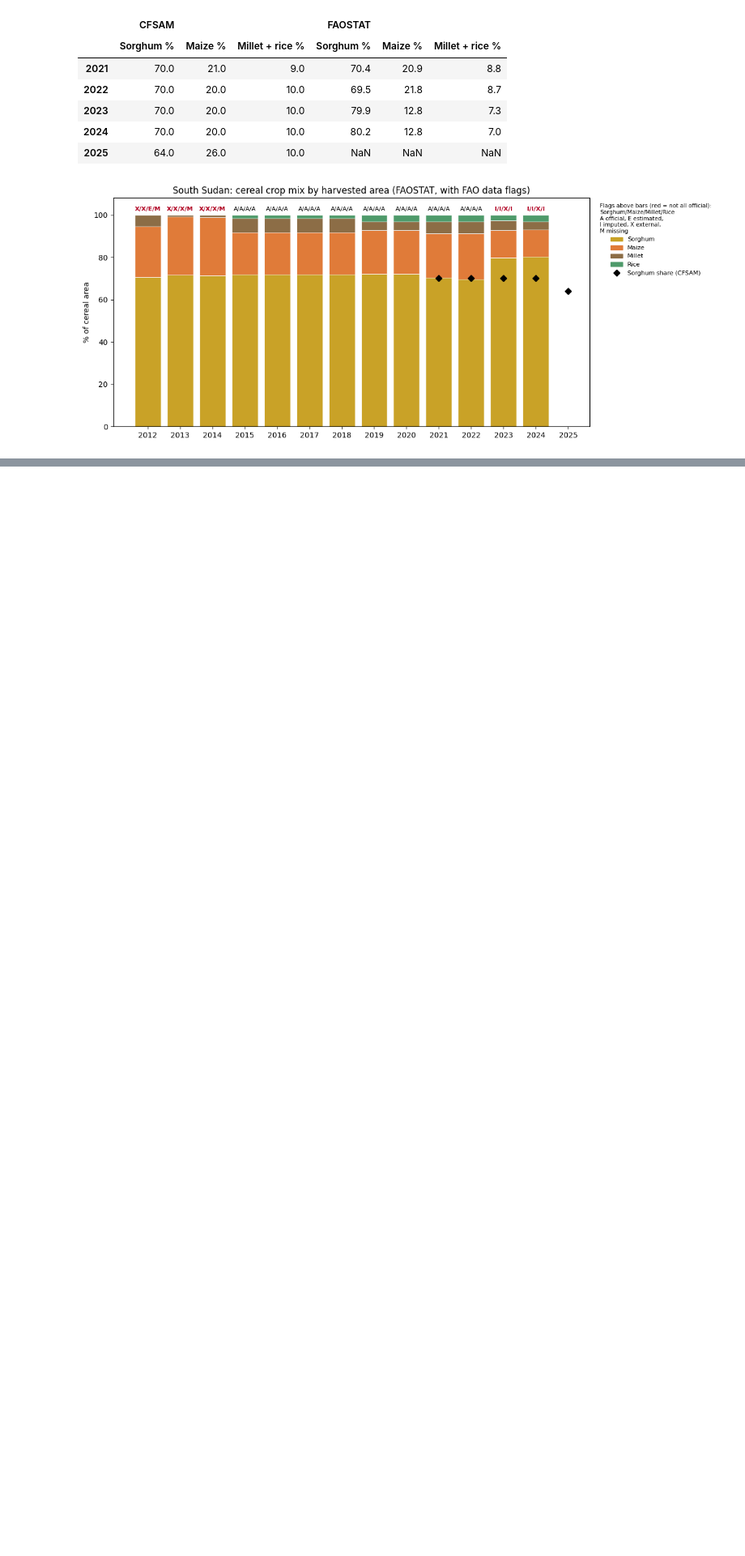
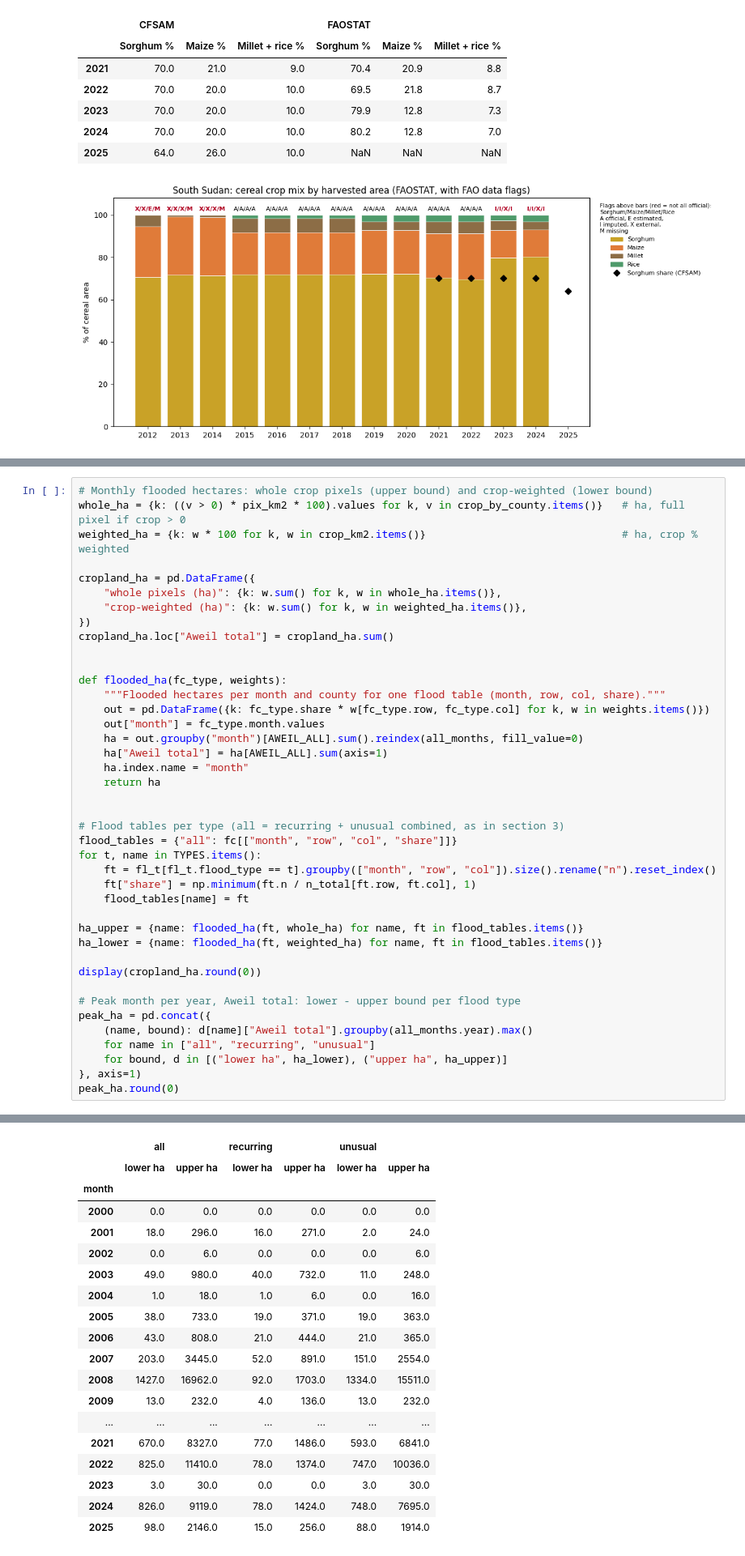
Before and after one commit to TomasTesar/JBG060_ZHL_2026, a Jupyter notebook: Cropland_analysis.ipynb, the cells around one changed output, grey strips where cells are left out. Shown at 81% size. Drawn from its saved outputs; the diff is of its cells as text; blank space fills up the shorter version.

```diff
--- a/Cropland_analysis.ipynb
+++ b/Cropland_analysis.ipynb
@@ -659,0 +668,42 @@ plt.show()
+# %%
+# Monthly flooded hectares: whole crop pixels (upper bound) and crop-weighted (lower bound)
+whole_ha = {k: ((v > 0) * pix_km2 * 100).values for k, v in crop_by_county.items()}   # ha, full pixel if crop > 0
+weighted_ha = {k: w * 100 for k, w in crop_km2.items()}                               # ha, crop % weighted
+
+cropland_ha = pd.DataFrame({
+    "whole pixels (ha)": {k: w.sum() for k, w in whole_ha.items()},
+    "crop-weighted (ha)": {k: w.sum() for k, w in weighted_ha.items()},
+})
+cropland_ha.loc["Aweil total"] = cropland_ha.sum()
+
+
+def flooded_ha(fc_type, weights):
+    """Flooded hectares per month and county for one flood table (month, row, col, share)."""
+    out = pd.DataFrame({k: fc_type.share * w[fc_type.row, fc_type.col] for k, w in weights.items()})
+    out["month"] = fc_type.month.values
+    ha = out.groupby("month")[AWEIL_ALL].sum().reindex(all_months, fill_value=0)
+    ha["Aweil total"] = ha[AWEIL_ALL].sum(axis=1)
+    ha.index.name = "month"
+    return ha
+
+
+# Flood tables per type (all = recurring + unusual combined, as in section 3)
+flood_tables = {"all": fc[["month", "row", "col", "share"]]}
+for t, name in TYPES.items():
+    ft = fl_t[fl_t.flood_type == t].groupby(["month", "row", "col"]).size().rename("n").reset_index()
+    ft["share"] = np.minimum(ft.n / n_total[ft.row, ft.col], 1)
+    flood_tables[name] = ft
+
+ha_upper = {name: flooded_ha(ft, whole_ha) for name, ft in flood_tables.items()}
+ha_lower = {name: flooded_ha(ft, weighted_ha) for name, ft in flood_tables.items()}
+
+display(cropland_ha.round(0))
+
+# Peak month per year, Aweil total: lower - upper bound per flood type
+peak_ha = pd.concat({
+    (name, bound): d[name]["Aweil total"].groupby(all_months.year).max()
+    for name in ["all", "recurring", "unusual"]
+    for bound, d in [("lower ha", ha_lower), ("upper ha", ha_upper)]
+}, axis=1)
+peak_ha.round(0)
+# %% [output]
@@ -659,0 +717,19 @@ plt.show()
+|  | all |  | recurring |  | unusual |  |
+|  | lower ha | upper ha | lower ha | upper ha | lower ha | upper ha |
+| month |  |  |  |  |  |  |
+| 2000 | 0.0 | 0.0 | 0.0 | 0.0 | 0.0 | 0.0 |
+| 2001 | 18.0 | 296.0 | 16.0 | 271.0 | 2.0 | 24.0 |
+| 2002 | 0.0 | 6.0 | 0.0 | 0.0 | 0.0 | 6.0 |
+| 2003 | 49.0 | 980.0 | 40.0 | 732.0 | 11.0 | 248.0 |
+| 2004 | 1.0 | 18.0 | 1.0 | 6.0 | 0.0 | 16.0 |
+| 2005 | 38.0 | 733.0 | 19.0 | 371.0 | 19.0 | 363.0 |
+| 2006 | 43.0 | 808.0 | 21.0 | 444.0 | 21.0 | 365.0 |
+| 2007 | 203.0 | 3445.0 | 52.0 | 891.0 | 151.0 | 2554.0 |
+| 2008 | 1427.0 | 16962.0 | 92.0 | 1703.0 | 1334.0 | 15511.0 |
+| 2009 | 13.0 | 232.0 | 4.0 | 136.0 | 13.0 | 232.0 |
+| ... | ... | ... | ... | ... | ... | ... |
+| 2021 | 670.0 | 8327.0 | 77.0 | 1486.0 | 593.0 | 6841.0 |
+| 2022 | 825.0 | 11410.0 | 78.0 | 1374.0 | 747.0 | 10036.0 |
+| 2023 | 3.0 | 30.0 | 0.0 | 0.0 | 3.0 | 30.0 |
+| 2024 | 826.0 | 9119.0 | 78.0 | 1424.0 | 748.0 | 7695.0 |
+| 2025 | 98.0 | 2146.0 | 15.0 | 256.0 | 88.0 | 1914.0 |
```
Also changed, not shown: parts of 4 cells of this notebook.
